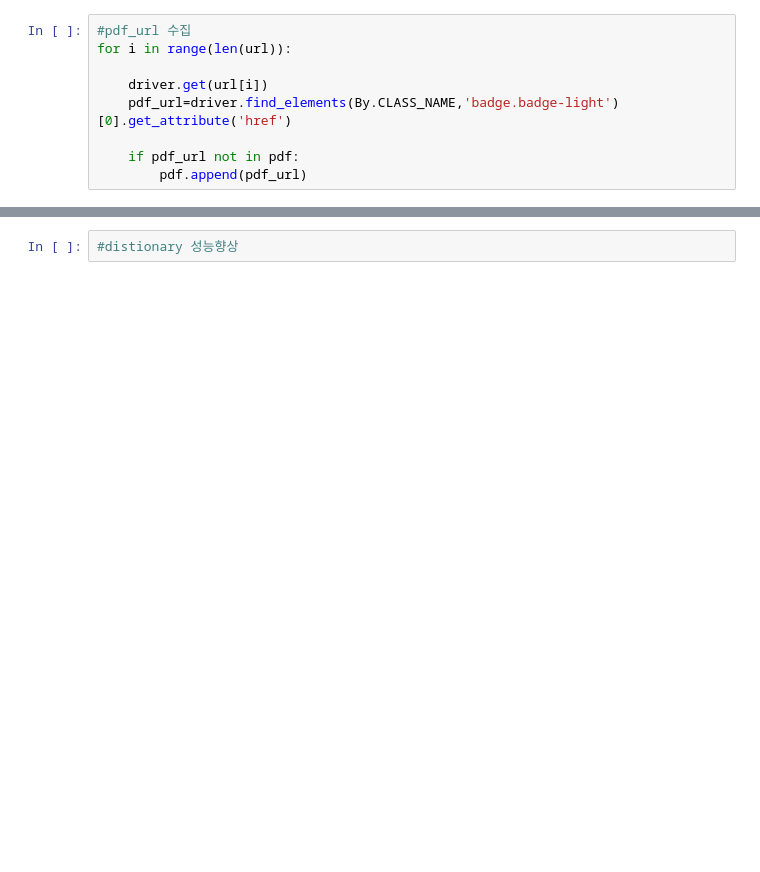
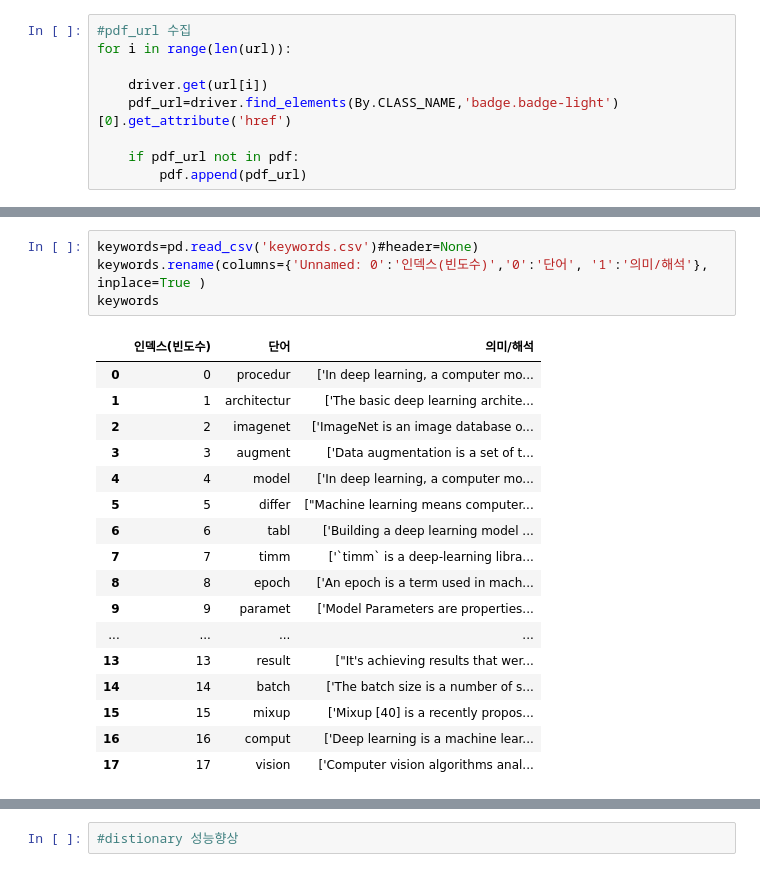
Before and after one commit to jj123859/MyDictionary, a Jupyter notebook: deeplearning.ipynb, the cells around one changed output, grey strips where cells are left out. Cells and saved outputs as stored; diff of their text form; blank space fills up the shorter version.

```diff
--- a/deeplearning.ipynb
+++ b/deeplearning.ipynb
@@ -270 +396,23 @@ for txt_file in tqdm(glob('./Downloads/pdf_download2/txt/*.txt')):
+# %%
+keywords=pd.read_csv('keywords.csv')#header=None)
+keywords.rename(columns={'Unnamed: 0':'인덱스(빈도수)','0':'단어', '1':'의미/해석'}, inplace=True )
+keywords
+# %% [output]
+|  | 인덱스(빈도수) | 단어 | 의미/해석 |
+| 0 | 0 | procedur | ['In deep learning, a computer mo... |
+| 1 | 1 | architectur | ['The basic deep learning archite... |
+| 2 | 2 | imagenet | ['ImageNet is an image database o... |
+| 3 | 3 | augment | ['Data augmentation is a set of t... |
+| 4 | 4 | model | ['In deep learning, a computer mo... |
+| 5 | 5 | differ | ["Machine learning means computer... |
+| 6 | 6 | tabl | ['Building a deep learning model ... |
+| 7 | 7 | timm | ['`timm` is a deep-learning libra... |
+| 8 | 8 | epoch | ['An epoch is a term used in mach... |
+| 9 | 9 | paramet | ['Model Parameters are properties... |
+| ... | ... | ... | ... |
+| 13 | 13 | result | ["It's achieving results that wer... |
+| 14 | 14 | batch | ['The batch size is a number of s... |
+| 15 | 15 | mixup | ['Mixup [40] is a recently propos... |
+| 16 | 16 | comput | ['Deep learning is a machine lear... |
+| 17 | 17 | vision | ['Computer vision algorithms anal... |
 # %%
```
Also changed, not shown: parts of 32 cells of this notebook.
